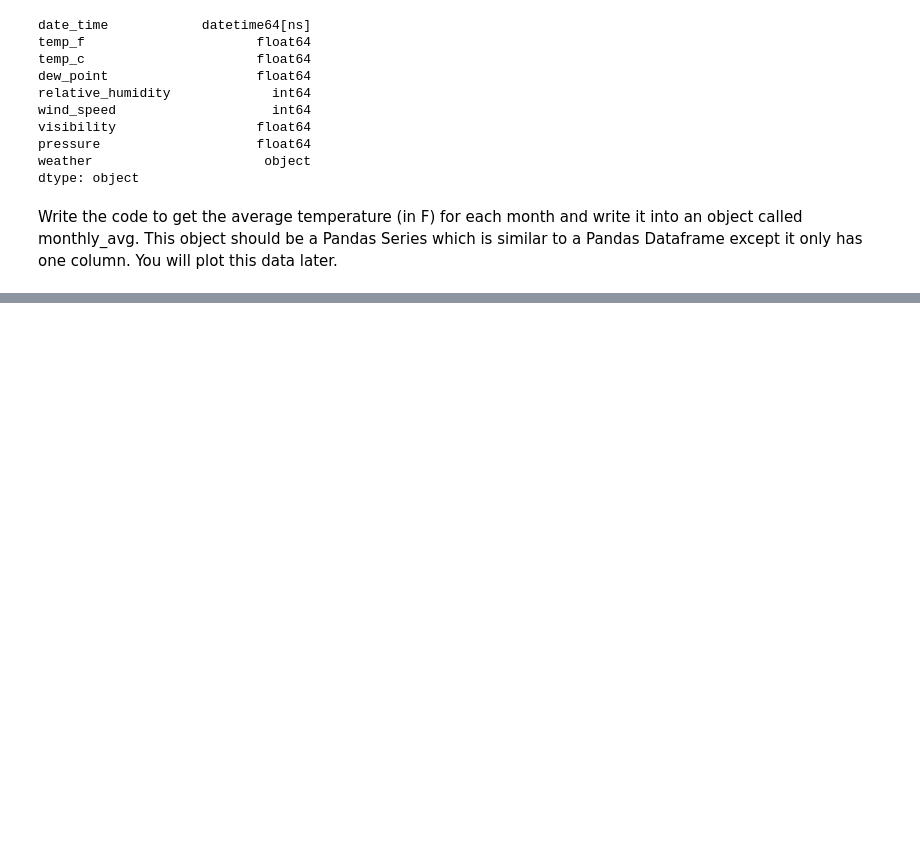
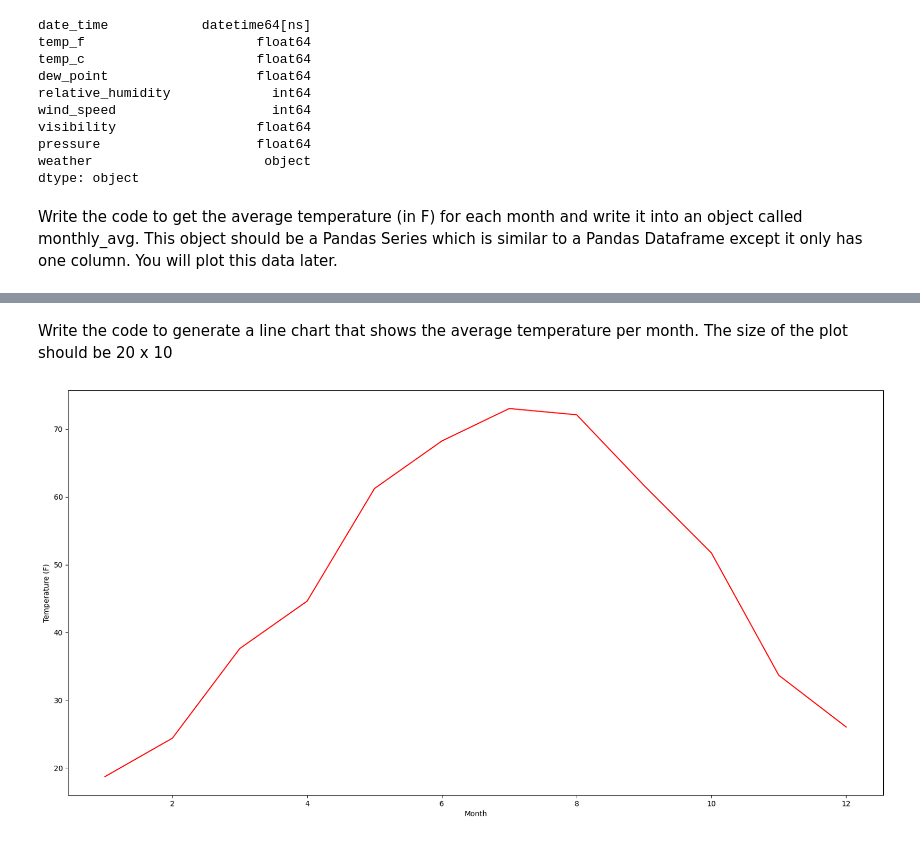
Before and after one commit to ltc870/MLA1_LTC, a Jupyter notebook: MLA1_LTC.ipynb, the cells around one changed output, grey strips where cells are left out. Cells and saved outputs as stored; diff of their text form; code cells hidden in the pictures; blank space fills up the shorter version.

```diff
--- a/MLA1_LTC.ipynb
+++ b/MLA1_LTC.ipynb
@@ -215,0 +221,11 @@ True
+# %% [markdown]
+Write the code to generate a line chart that shows the average temperature per month. The size of the plot should be 20 x 10
+# %%
+# Plot a 20 x 10 line chart that represents the average temperature per month
+plt.figure(figsize=(20,10))
+plt.plot(monthly_avg.index, monthly_avg.values, color='red')
+plt.xlabel('Month')
+plt.ylabel('Temperature (F)')
+plt.show()
+# %% [output]
+[figure, added]
```
Also changed, not shown: parts of 8 cells of this notebook.
